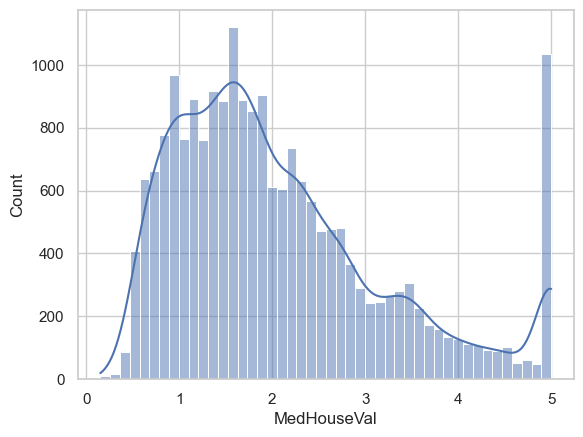
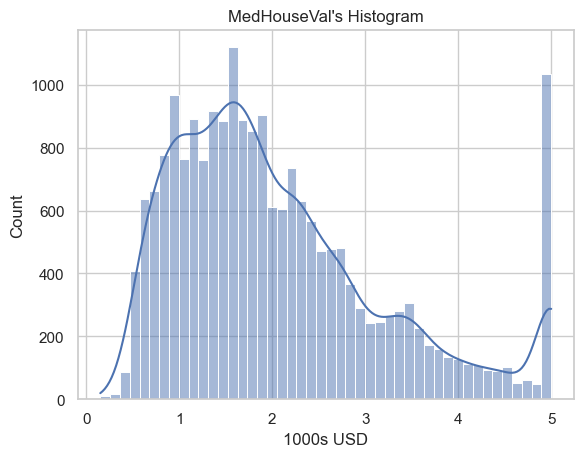
Unified diff of the notebook cell whose output changed from the first chart to the second:
--- before
+++ after
@@ -1,4 +1,8 @@
 # TODO 2a: Vẽ Histogram cho biến MedHouseVal
-sns.histplot(data=df, x="MedHouseVal", kde=True)
+ax = sns.histplot(data=df, x="MedHouseVal", kde=True)
+
+ax.set_title("MedHouseVal's Histogram")
+ax.set_xlabel("1000s USD")
+plt.show()
 
 # TODO 2b: Vẽ Heatmap correlation cho toàn bộ dữ liệu

Commit: week03 : hoan thanh bai tap tuan 3